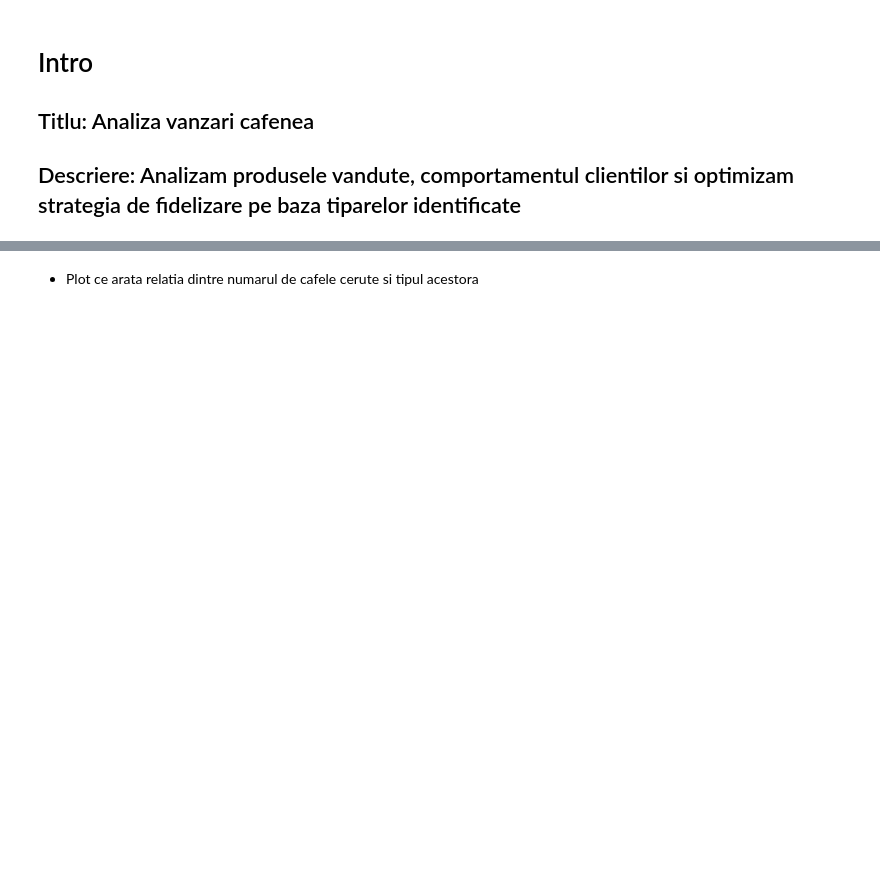
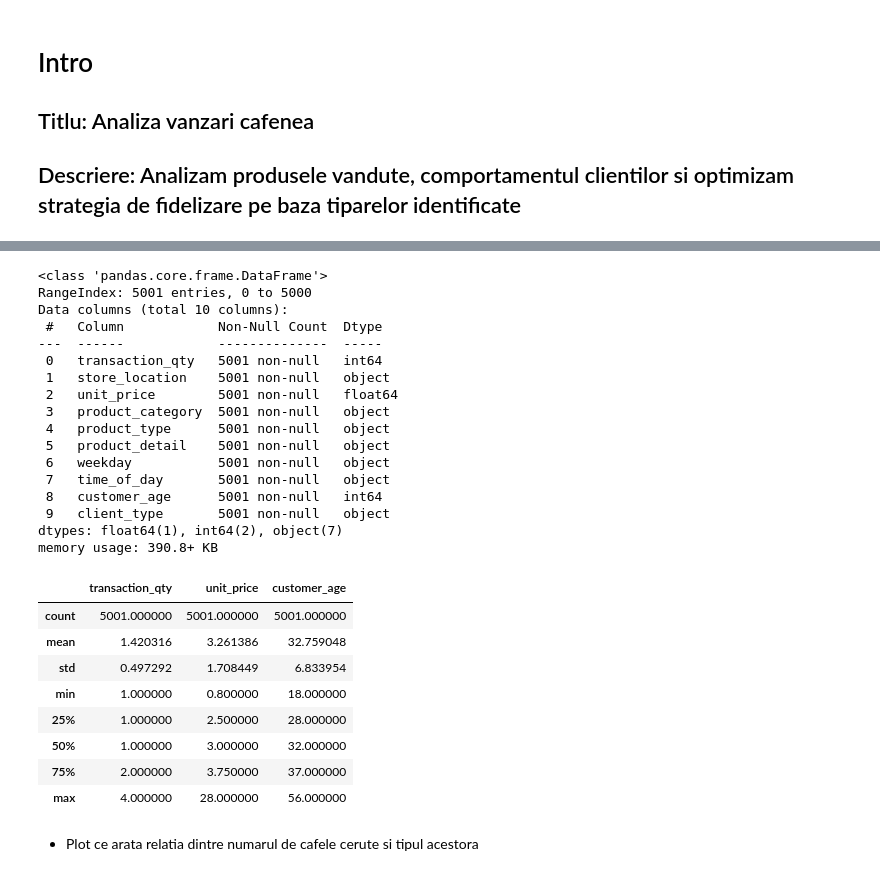
Before and after one commit to Danix43/Proiect-Python, a Jupyter notebook: Proiect-Python.ipynb, the cells around one changed output, grey strips where cells are left out. Cells and saved outputs as stored; diff of their text form; code cells hidden in the pictures; blank space fills up the shorter version.

```diff
--- a/Proiect-Python.ipynb
+++ b/Proiect-Python.ipynb
@@ -24,3 +43,40 @@ dataset.describe()
+# %%
+
+# subsampling the data set
+dataset = dataset.loc[0:5000]
+
+# removing useless columns
+dataset = dataset.drop(["transaction_id", "store_id", "product_id"], axis=1)
+
+dataset.info()
+dataset.describe()
+# %% [output]
+<class 'pandas.core.frame.DataFrame'>
+RangeIndex: 5001 entries, 0 to 5000
+Data columns (total 10 columns):
+ #   Column            Non-Null Count  Dtype
+---  ------            --------------  -----
+ 0   transaction_qty   5001 non-null   int64
+ 1   store_location    5001 non-null   object
+ 2   unit_price        5001 non-null   float64
+ 3   product_category  5001 non-null   object
+ 4   product_type      5001 non-null   object
+ 5   product_detail    5001 non-null   object
+ 6   weekday           5001 non-null   object
+ 7   time_of_day       5001 non-null   object
+ 8   customer_age      5001 non-null   int64
+ 9   client_type       5001 non-null   object
+dtypes: float64(1), int64(2), object(7)
+memory usage: 390.8+ KB
+|  | transaction_qty | unit_price | customer_age |
+| count | 5001.000000 | 5001.000000 | 5001.000000 |
+| mean | 1.420316 | 3.261386 | 32.759048 |
+| std | 0.497292 | 1.708449 | 6.833954 |
+| min | 1.000000 | 0.800000 | 18.000000 |
+| 25% | 1.000000 | 2.500000 | 28.000000 |
+| 50% | 1.000000 | 3.000000 | 32.000000 |
+| 75% | 2.000000 | 3.750000 | 37.000000 |
+| max | 4.000000 | 28.000000 | 56.000000 |
 # %% [markdown]
 - Plot ce arata relatia dintre numarul de cafele cerute si tipul acestora
 # %%
```
Also changed, not shown: parts of 6 cells of this notebook.
